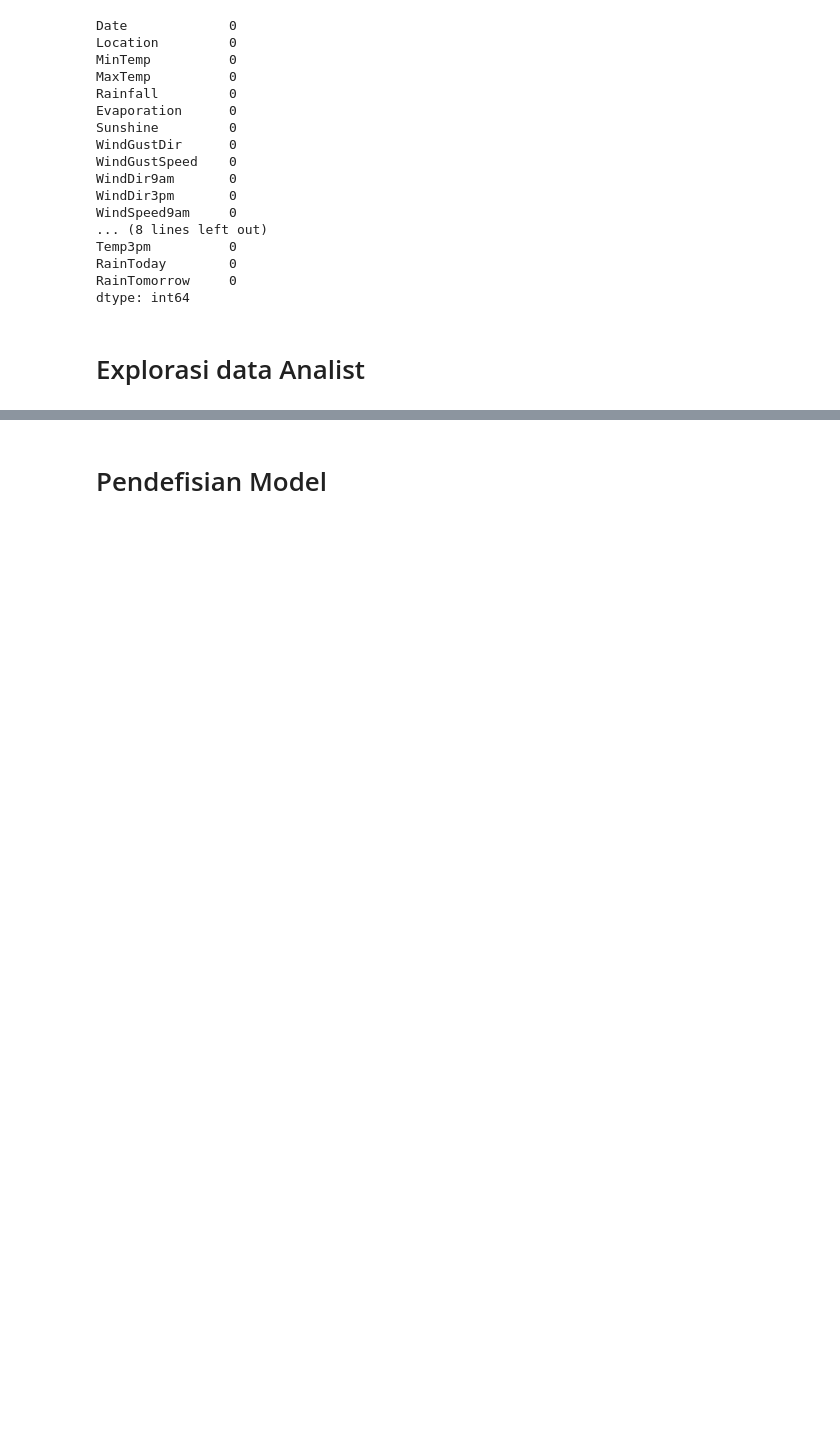
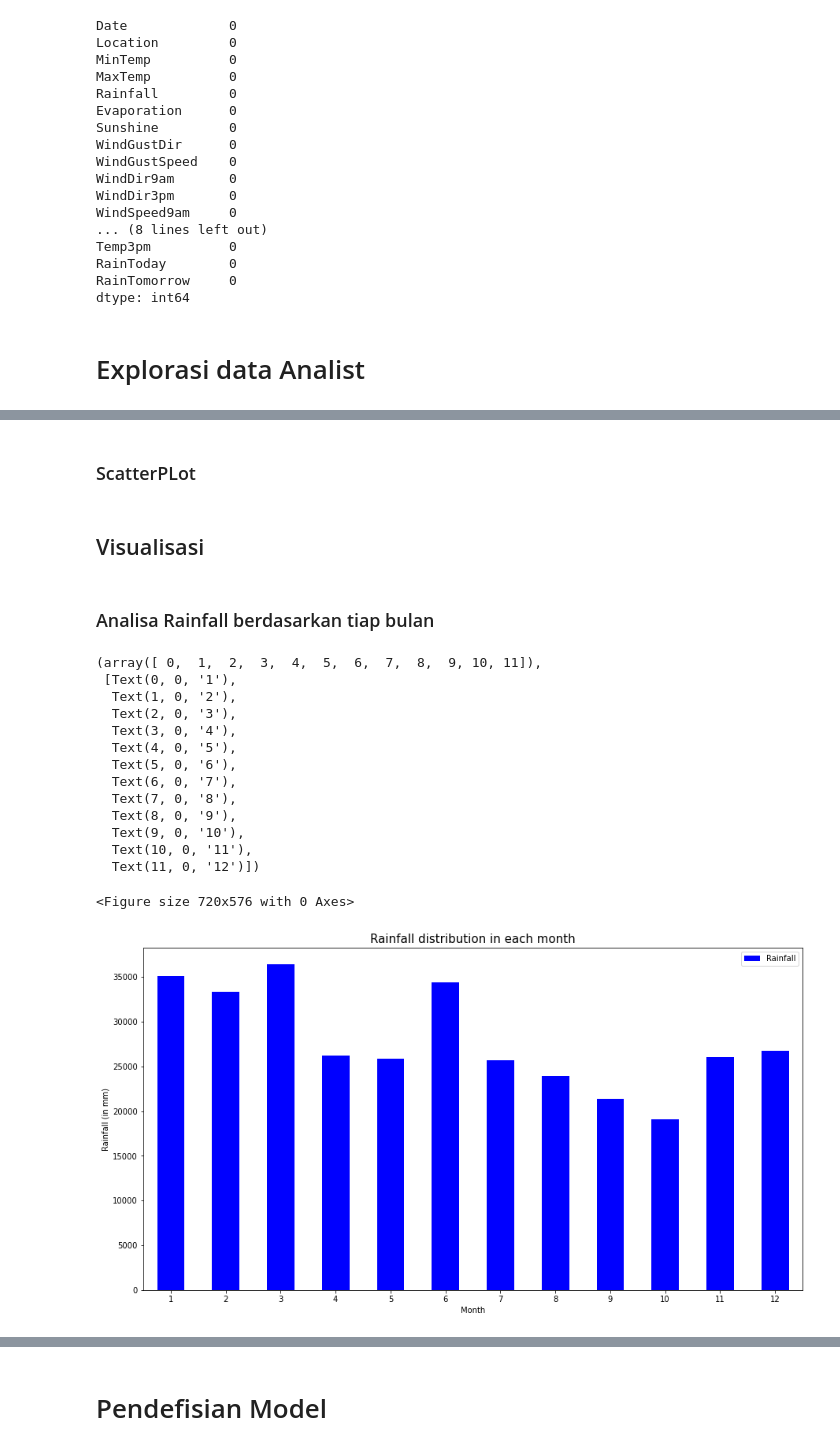
Before and after one commit to Mazcho/Perbandingan-Algoritma-Logistic-Regresi-dan-SVM-dalam-memprediksi-cuaca-_Hacktiv8-FinalProject2, a Jupyter notebook: PYTN_KampusMerdeka_FP2_Hacktiv8.ipynb, the cells around one changed output, grey strips where cells are left out. Drawn from its saved outputs; the diff is of its cells as text; code cells hidden in the pictures; blank space fills up the shorter version.

```diff
--- a/PYTN_KampusMerdeka_FP2_Hacktiv8.ipynb
+++ b/PYTN_KampusMerdeka_FP2_Hacktiv8.ipynb
@@ -388,0 +533,2 @@ dtype: int64
+# %% [markdown]
+### ScatterPLot
@@ -388,0 +586,33 @@ dtype: int64
+# %% [markdown]
+## Visualisasi
+# %% [markdown]
+### Analisa Rainfall  berdasarkan tiap bulan
+# %%
+df['Date'] = pd.to_datetime(df['Date'], errors='coerce')
+rainfall =[df['Date'].dt.year, df['Date'].dt.month, df['Rainfall']]
+headers = ['Year', 'Month', 'Rainfall']
+rainfall_df = pd.concat(rainfall, axis=1, keys=headers)
+
+plt.figure(figsize=(10,8))
+a = rainfall_df.groupby('Month').agg({'Rainfall':'sum'})
+a.plot(kind='bar', color='blue')
+plt.title('Rainfall distribution in each month', fontsize=15)
+plt.xlabel('Month', fontsize=10)
+plt.ylabel('Rainfall (in mm)', fontsize=10)
+plt.xticks(rotation=0)
+# %% [output]
+(array([ 0,  1,  2,  3,  4,  5,  6,  7,  8,  9, 10, 11]),
+ [Text(0, 0, '1'),
+  Text(1, 0, '2'),
+  Text(2, 0, '3'),
+  Text(3, 0, '4'),
+  Text(4, 0, '5'),
+  Text(5, 0, '6'),
+  Text(6, 0, '7'),
+  Text(7, 0, '8'),
+  Text(8, 0, '9'),
+  Text(9, 0, '10'),
+  Text(10, 0, '11'),
+  Text(11, 0, '12')])
+<Figure size 720x576 with 0 Axes>
+[figure, added]
```
Also changed, not shown: parts of 22 cells of this notebook.
